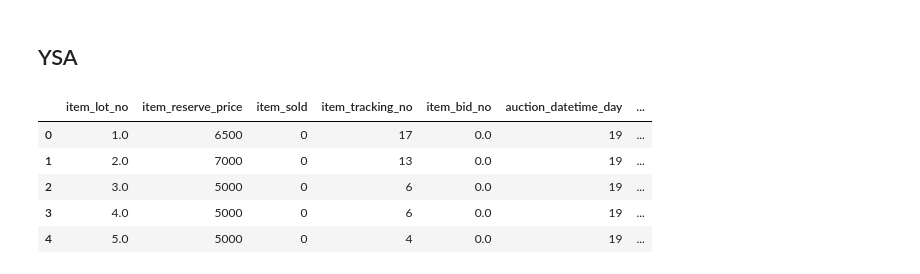
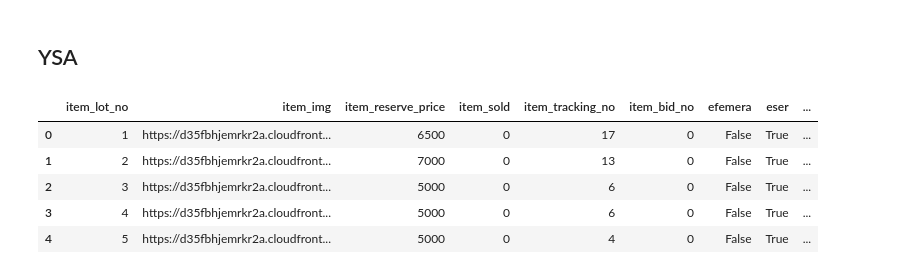
Before and after one commit to sweonurulu/colab_notebooks, a Jupyter notebook: muzayede2_ysa.ipynb, the cells around one changed output. Drawn from its saved outputs; the diff is of its cells as text; code cells hidden in the pictures.

```diff
--- a/muzayede2_ysa.ipynb
+++ b/muzayede2_ysa.ipynb
@@ -380,7 +425,7 @@ df["item_merged_description"] = df['item_description'].str.cat(df['item_subdescr
 # %% [markdown]
 **açıklama ve alt açıklama sütunları ile işimiz kalmadı. onları silelim.**
 # %%
-df.drop(["item_description","item_subdescription"],axis=1,inplace=True)
+df.drop(["item_description","item_subdescription","auction_description"],axis=1,inplace=True)
 # %%
 df.head()
 # %% [output]
@@ -393,7 +438,7 @@ df.head()
 # %% [markdown]
 ## NLP
 # %%
-str_cols =["auction_description","item_merged_description"]
+str_cols =["item_merged_description"]
 # %% [markdown]
 **Tüm metinsel verileri küçük harfe dönüştürelim.**
 # %%
@@ -443,7 +488,7 @@ for col in str_cols:
 **Vectorization - Word2Vec**
 # %%
 # Word2Vec modelini eğitme
-word2vec_model_auction = Word2Vec(df['auction_description'], vector_size=100, window=5, min_count=1, workers=4)
+#word2vec_model_auction = Word2Vec(df['auction_description'], vector_size=100, window=5, min_count=1, workers=4)
 word2vec_model_item = Word2Vec(df['item_merged_description'], vector_size=100, window=5, min_count=1, workers=4)
 
 # Her kelimenin vektörünü almak için bir fonksiyon tanımlama
@@ -455,12 +500,12 @@ def get_word_vector(model, word):
         return [0] * model.vector_size
 
 # Her kelimenin vektörünü içeren bir sütun oluşturma
-df['auction_description_word2vec'] = df['auction_description'].apply(lambda x: [get_word_vector(word2vec_model_auction, word) for word in x])
+#df['auction_description_word2vec'] = df['auction_description'].apply(lambda x: [get_word_vector(word2vec_model_auction, word) for word in x])
 df['item_description_word2vec'] = df['item_merged_description'].apply(lambda x: [get_word_vector(word2vec_model_item, word) for word in x])
 # %% [markdown]
 **vektörize ettiğimiz sütunları veriden silelim.**
 # %%
-df.drop(["auction_description","item_merged_description"],axis=1,inplace=True)
+df.drop(["item_merged_description"],axis=1,inplace=True)
 # %%
 df.head()
 # %% [output]
@@ -535,11 +563,11 @@ df.head()
 # %% [markdown]
 ## YSA
 # %%
-df_eser.head()
+df.head()
 # %% [output]
-|  | item_lot_no | item_reserve_price | item_sold | item_tracking_no | item_bid_no | auction_datetime_day | ... |
-| 0 | 1.0 | 6500 | 0 | 17 | 0.0 | 19 | ... |
-| 1 | 2.0 | 7000 | 0 | 13 | 0.0 | 19 | ... |
-| 2 | 3.0 | 5000 | 0 | 6 | 0.0 | 19 | ... |
-| 3 | 4.0 | 5000 | 0 | 6 | 0.0 | 19 | ... |
-| 4 | 5.0 | 5000 | 0 | 4 | 0.0 | 19 | ... |
+|  | item_lot_no | item_img | item_reserve_price | item_sold | item_tracking_no | item_bid_no | efemera | eser | ... |
+| 0 | 1 | https://d35fbhjemrkr2a.cloudfront... | 6500 | 0 | 17 | 0 | False | True | ... |
+| 1 | 2 | https://d35fbhjemrkr2a.cloudfront... | 7000 | 0 | 13 | 0 | False | True | ... |
+| 2 | 3 | https://d35fbhjemrkr2a.cloudfront... | 5000 | 0 | 6 | 0 | False | True | ... |
+| 3 | 4 | https://d35fbhjemrkr2a.cloudfront... | 5000 | 0 | 6 | 0 | False | True | ... |
+| 4 | 5 | https://d35fbhjemrkr2a.cloudfront... | 5000 | 0 | 4 | 0 | False | True | ... |
```
Also changed, not shown: parts of 55 cells of this notebook.
